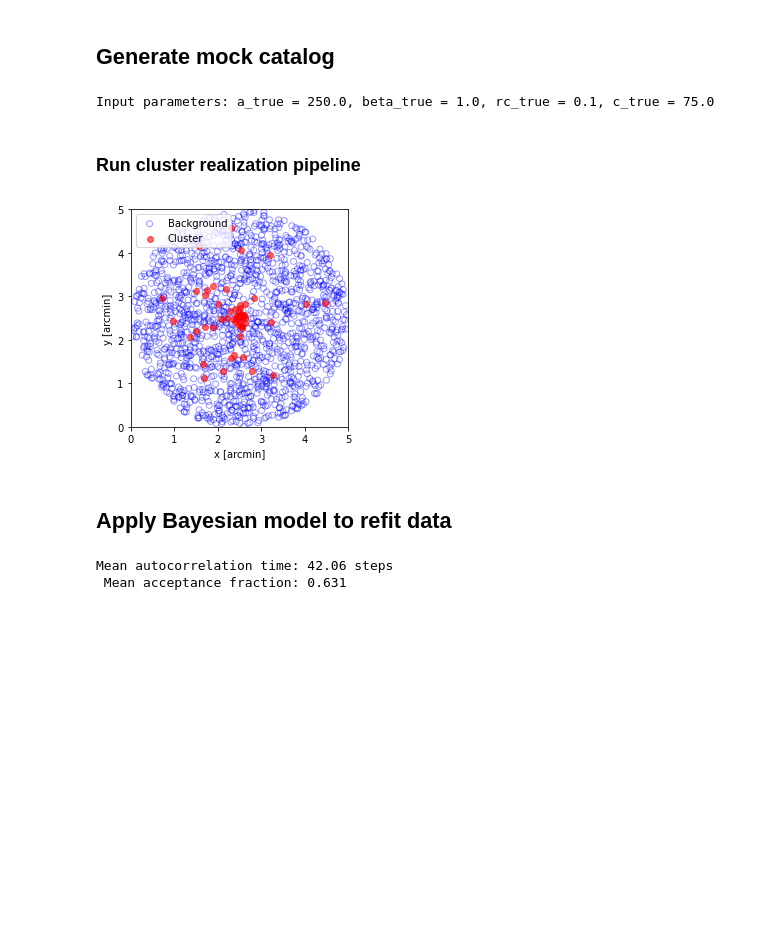
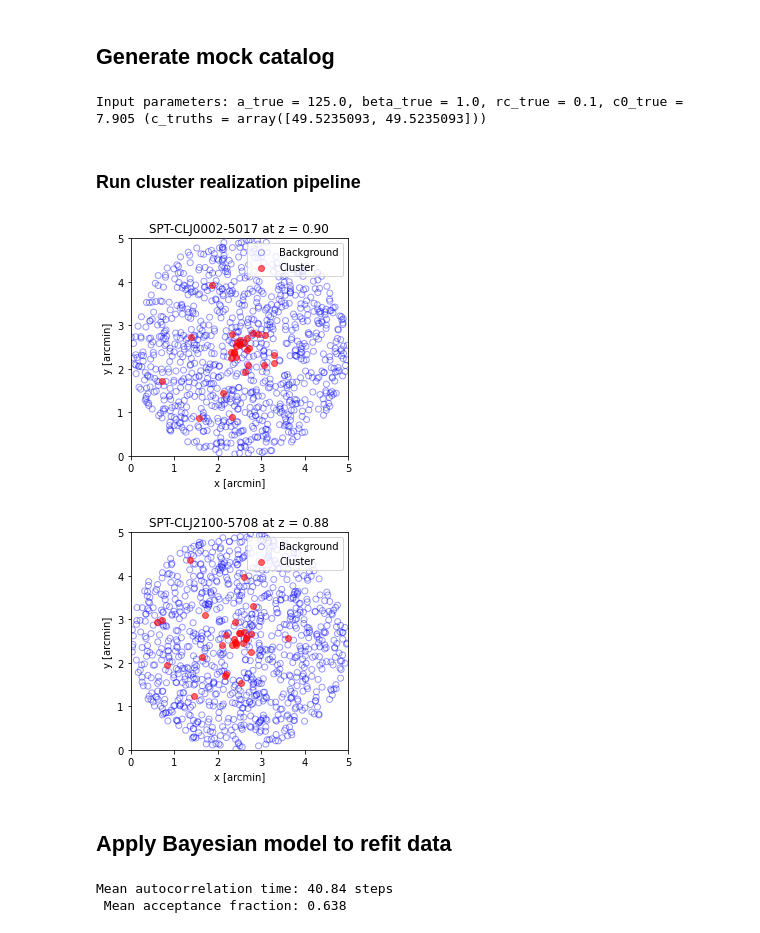
Before and after one commit to floydie7/SPT_AGN, a Jupyter notebook: Mock_generation_2022_Floyd.ipynb, the cells around one changed output. Cells and saved outputs as stored; diff of their text form; code cells hidden in the pictures; blank space fills up the shorter version.

Commit message:
Mock catalog notebook now generates multiple clusters and pulls redshifts from the SPT cluster catalog. MCMC sampler now is parallelized as runtimes are getting into the 10s of minutes.

```diff
--- a/Mock_generation_2022_Floyd.ipynb
+++ b/Mock_generation_2022_Floyd.ipynb
@@ -204,17 +271,8 @@ def lnprob(params: tuple[float, ...]):
 # %%
-# Read in the SDWFS IRAGN catalog for use later
-sdwfs_agn = Table.read('Data_Repository/Project_Data/SPT-IRAGN/Output/SDWFS_cutout_IRAGN.fits')
-
-# Read in the purity and surface density files
-with (open('Data_Repository/Project_Data/SPT-IRAGN/SDWFS_background/SDWFS_purity_color.json', 'r') as f,
-      open('Data_Repository/Project_Data/SPT-IRAGN/SDWFS_background/SDWFS_background_prior_distributions.json', 'r') as g):
-    sdwfs_purity_data = json.load(f)
-    sdwfs_prior_data = json.load(g)
-
 # Set up interpolators
-agn_purity_color = interp1d(sdwfs_purity_data['redshift_bins'][:-1], sdwfs_purity_data['purity_90_colors'], kind='previous')
-agn_surf_den = interp1d(sdwfs_prior_data['color_thresholds'][:-1], sdwfs_prior_data['agn_surf_den'], kind='previous')
-agn_surf_den_err = interp1d(sdwfs_prior_data['color_thresholds'][:-1], sdwfs_prior_data['agn_surf_den_err'], kind='previous')
+agn_purity_color = interp1d(z_bins, sdwfs_purity_data['purity_90_colors'], kind='previous')
+agn_surf_den = interp1d(threshold_bins, sdwfs_prior_data['agn_surf_den'], kind='previous')
+agn_surf_den_err = interp1d(threshold_bins, sdwfs_prior_data['agn_surf_den_err'], kind='previous')
 
 # For convenience, set up the function compositions
 def agn_prior_surf_den(redshift: float) -> float:
@@ -222,10 +280,16 @@ def agn_prior_surf_den(redshift: float) -> float:
 
 def agn_prior_surf_den_err(redshift: float) -> float:
     return agn_surf_den_err(agn_purity_color(redshift))
+
+# Set up an interpolation for the AGN surface density relative to the reference surface density at z = 0
+delta_c = interp1d(z_bins, agn_prior_surf_den(z_bins) - agn_prior_surf_den(0.), kind='previous')
 # %%
+# Select two random SPT clusters from the catalog for example purposes.
+sample_clusters = SPTcl[rng.integers(0., len(SPTcl)-1, size=2)]
+
 # Our cluster will be at a redshift of z = 0.6 with a maximum deviation of +-0.03.
-cluster_redshifts = [0.5, 0.6]
-redshift_uncert = 0.03
+cluster_redshifts = sample_clusters['REDSHIFT']
+redshift_uncert = sample_clusters['REDSHIFT_UNC']
 
 # For a cluster at z = 0.6, the color threshold will be [3.6] - [4.5] = 0.61
 color_thresholds = [agn_purity_color(z) for z in cluster_redshifts]
@@ -240,36 +304,39 @@ num_clusters = 50
 a_true = 2.5
 beta_true = 1.0
 rc_true = 0.1
+c0_true = agn_prior_surf_den(0.)
 c_truths = np.array([agn_prior_surf_den(z) for z in cluster_redshifts])
 
 # We will amplify the true parameters by the number of clusters in the sample.
 a_true *= num_clusters
+c0_true *= num_clusters
 c_truths *= num_clusters
-print(f'Input parameters: {a_true = }, {beta_true = }, {rc_true = }, {c_truths = }')
+print(f'Input parameters: {a_true = }, {beta_true = }, {rc_true = }, {c0_true = :.3f} ({c_truths = })')
 # %% [output]
-Input parameters: a_true = 250.0, beta_true = 1.0, rc_true = 0.1, c_true = 75.0
+Input parameters: a_true = 125.0, beta_true = 1.0, rc_true = 0.1, c0_true = 7.905 (c_truths = array([49.5235093, 49.5235093]))
 # %% [markdown]
 ### Run cluster realization pipeline
 # %%
 cluster_cats = []
-for cluster_redshift, cluster_color_threshold, bkg_rate_true in zip(cluster_redshifts, color_thresholds, c_truths):
-    cat = generate_mock_cluster(cluster_redshift, cluster_color_threshold, bkg_rate_true)
+for cluster_catalog, cluster_color_threshold, bkg_rate_true in zip(sample_clusters, color_thresholds, c_truths):
+    cat = generate_mock_cluster(cluster_catalog, cluster_color_threshold, bkg_rate_true)
     cluster_cats.append(cat)
 
     # Show plot of combined line-of-sight positions
     cluster_objects = cat[cat['CLUSTER_AGN'].astype(bool)]
     background_objects = cat[~cat['CLUSTER_AGN'].astype(bool)]
     _, ax = plt.subplots()
     ax.scatter(background_objects['x'], background_objects['y'], edgecolors='blue', facecolors='none', alpha=0.4, label='Background')
     ax.scatter(cluster_objects['x'], cluster_objects['y'], edgecolors='red', facecolors='red', alpha=0.6, label='Cluster')
     ax.legend()
-    ax.set(title=f'Cluster at z = {cluster_redshift}', xlabel='x [arcmin]', ylabel='y [arcmin]', xlim=[0, image_width], ylim=[0, image_width], aspect=1)
+    ax.set(title=f'{cluster_catalog["SPT_ID"]} at z = {cluster_catalog["REDSHIFT"]:.2f}', xlabel='x [arcmin]', ylabel='y [arcmin]', xlim=[0, image_width], ylim=[0, image_width], aspect=1)
     plt.show()
 
 # Combine all catalogs
 master_catalog = vstack(cluster_cats)
 # %% [output]
-[figure, old version]
+[figure, new version]
+[figure, added]
 # %% [markdown]
 ## Apply Bayesian model to refit data
 # %%
@@ -280,15 +347,16 @@ nsteps = 5000
 
 # Initialize walker positions
 # pos0 = np.array([rng.normal(a_true, 1e-4, size=nwalkers), rng.normal(beta_true, 1e-4, size=nwalkers), rng.normal(rc_true, 1e-4, size=nwalkers), rng.normal(c_true, 1e-4, size=nwalkers)]).T
-pos0 = np.array([rng.normal(a_true, 1e-4, size=nwalkers), rng.normal(beta_true, 1e-4, size=nwalkers), rng.normal(c_truths[0], 1e-4, size=nwalkers)]).T
+pos0 = np.array([rng.normal(a_true, 1e-4, size=nwalkers), rng.normal(beta_true, 1e-4, size=nwalkers), rng.normal(c0_true, 1e-4, size=nwalkers)]).T
 
-sampler = emcee.EnsembleSampler(nwalkers=nwalkers, ndim=ndim, log_prob_fn=lnprob)
-sampler.run_mcmc(pos0, nsteps=nsteps, progress=True)
+with MultiPool() as pool:
+    sampler = emcee.EnsembleSampler(nwalkers=nwalkers, ndim=ndim, log_prob_fn=lnprob, pool=pool)
+    sampler.run_mcmc(pos0, nsteps=nsteps, progress=True)
 
 print(f'Mean autocorrelation time: {(mean_tau := np.mean(sampler.get_autocorr_time())):.2f} steps\n', f'Mean acceptance fraction: {np.mean(sampler.acceptance_fraction):.3f}')
 # %% [output]
-Mean autocorrelation time: 42.06 steps
- Mean acceptance fraction: 0.631
+Mean autocorrelation time: 40.84 steps
+ Mean acceptance fraction: 0.638
 # %%
 # Plot chains
 samples = sampler.get_chain()
```
Also changed, not shown: parts of 8 cells of this notebook.
